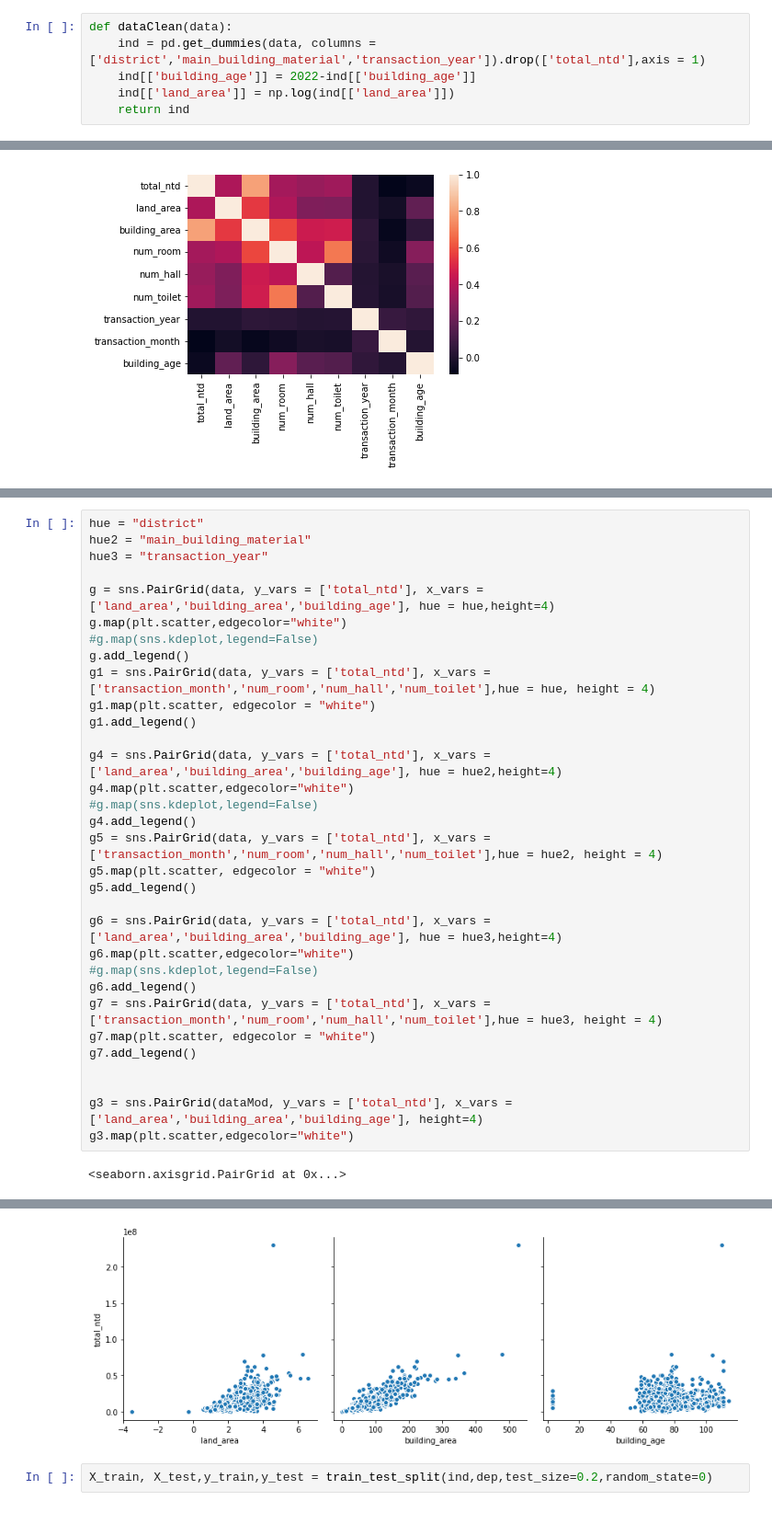
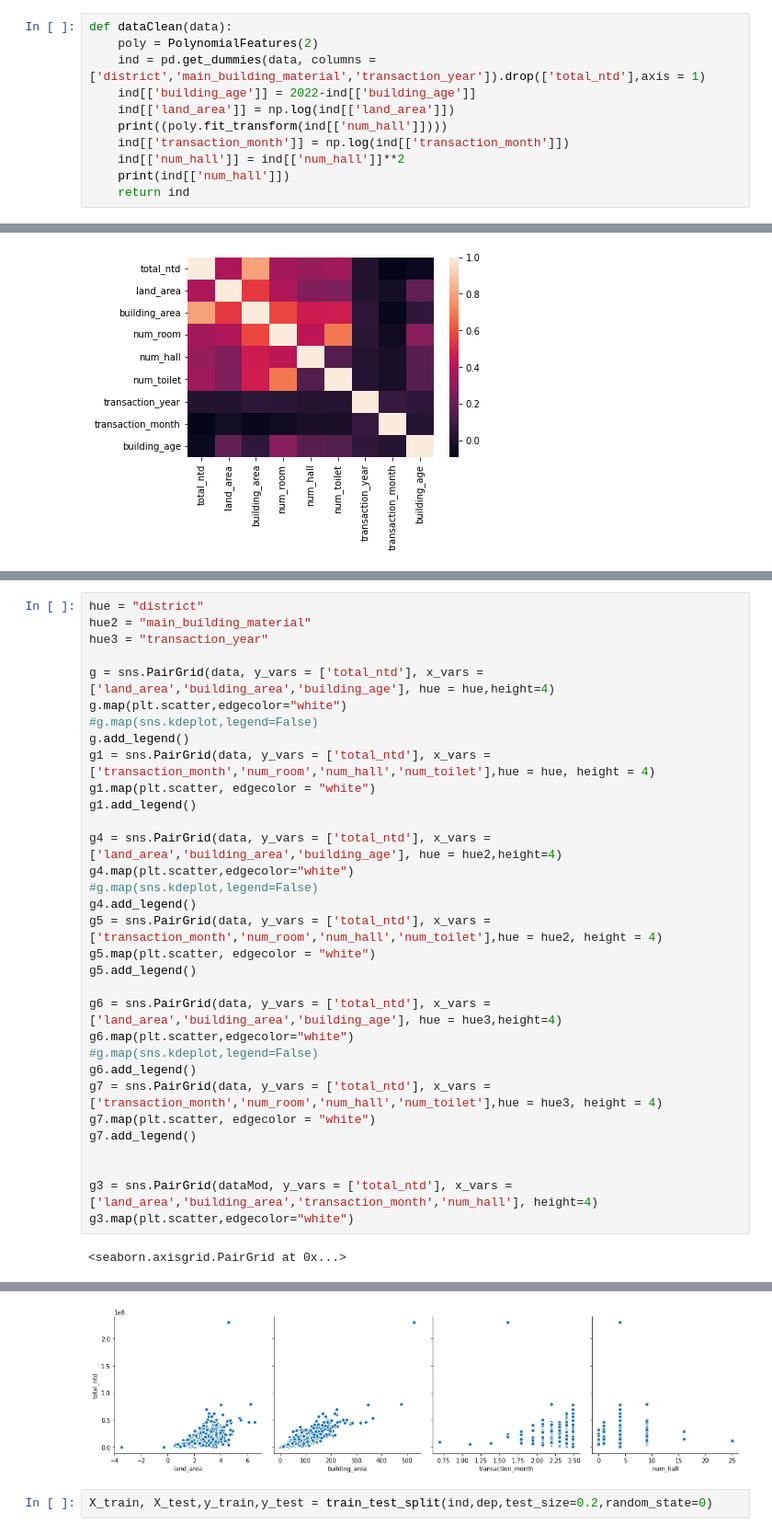
Before and after one commit to DanielCaoSilva/NotebookStuff, a Jupyter notebook: 5900dataMessAround.ipynb, the cells around one changed output, grey strips where cells are left out. Shown at 92% size. Saved outputs shown, nothing was run; the diff lists cells and outputs as text.

```diff
--- a/5900dataMessAround.ipynb
+++ b/5900dataMessAround.ipynb
@@ -42,9 +44,14 @@ data.describe()
 | max | 2.300000e+08 | 717.540000 | 526.690000 | 10.000000 | 5.000000 | 10.000000 | 2019.000000 | ... |
 # %%
 def dataClean(data):
+    poly = PolynomialFeatures(2)
     ind = pd.get_dummies(data, columns = ['district','main_building_material','transaction_year']).drop(['total_ntd'],axis = 1)
     ind[['building_age']] = 2022-ind[['building_age']]
     ind[['land_area']] = np.log(ind[['land_area']])
+    print((poly.fit_transform(ind[['num_hall']])))
+    ind[['transaction_month']] = np.log(ind[['transaction_month']])
+    ind[['num_hall']] = ind[['num_hall']]**2
+    print(ind[['num_hall']])
     return ind
 # %%
 ind = dataClean(data)
@@ -82,35 +107,35 @@ g.add_legend()
 g1 = sns.PairGrid(data, y_vars = ['total_ntd'], x_vars = ['transaction_month','num_room','num_hall','num_toilet'],hue = hue, height = 4)
 g1.map(plt.scatter, edgecolor = "white")
 g1.add_legend()
 
 g4 = sns.PairGrid(data, y_vars = ['total_ntd'], x_vars = ['land_area','building_area','building_age'], hue = hue2,height=4)
 g4.map(plt.scatter,edgecolor="white")
 #g.map(sns.kdeplot,legend=False)
 g4.add_legend()
 g5 = sns.PairGrid(data, y_vars = ['total_ntd'], x_vars = ['transaction_month','num_room','num_hall','num_toilet'],hue = hue2, height = 4)
 g5.map(plt.scatter, edgecolor = "white")
 g5.add_legend()
 
 g6 = sns.PairGrid(data, y_vars = ['total_ntd'], x_vars = ['land_area','building_area','building_age'], hue = hue3,height=4)
 g6.map(plt.scatter,edgecolor="white")
 #g.map(sns.kdeplot,legend=False)
 g6.add_legend()
 g7 = sns.PairGrid(data, y_vars = ['total_ntd'], x_vars = ['transaction_month','num_room','num_hall','num_toilet'],hue = hue3, height = 4)
 g7.map(plt.scatter, edgecolor = "white")
 g7.add_legend()
 
 
-g3 = sns.PairGrid(dataMod, y_vars = ['total_ntd'], x_vars = ['land_area','building_area','building_age'], height=4)
+g3 = sns.PairGrid(dataMod, y_vars = ['total_ntd'], x_vars = ['land_area','building_area','transaction_month','num_hall'], height=4)
 g3.map(plt.scatter,edgecolor="white")
 # %% [output]
 <seaborn.axisgrid.PairGrid at 0x...>
 [figure]
 [figure]
 [figure]
 [figure]
 [figure]
 [figure]
-[figure, old version]
+[figure, new version]
 # %%
 X_train, X_test,y_train,y_test = train_test_split(ind,dep,test_size=0.2,random_state=0)
 # %%
```
Also changed, not shown: parts of 11 cells of this notebook.
